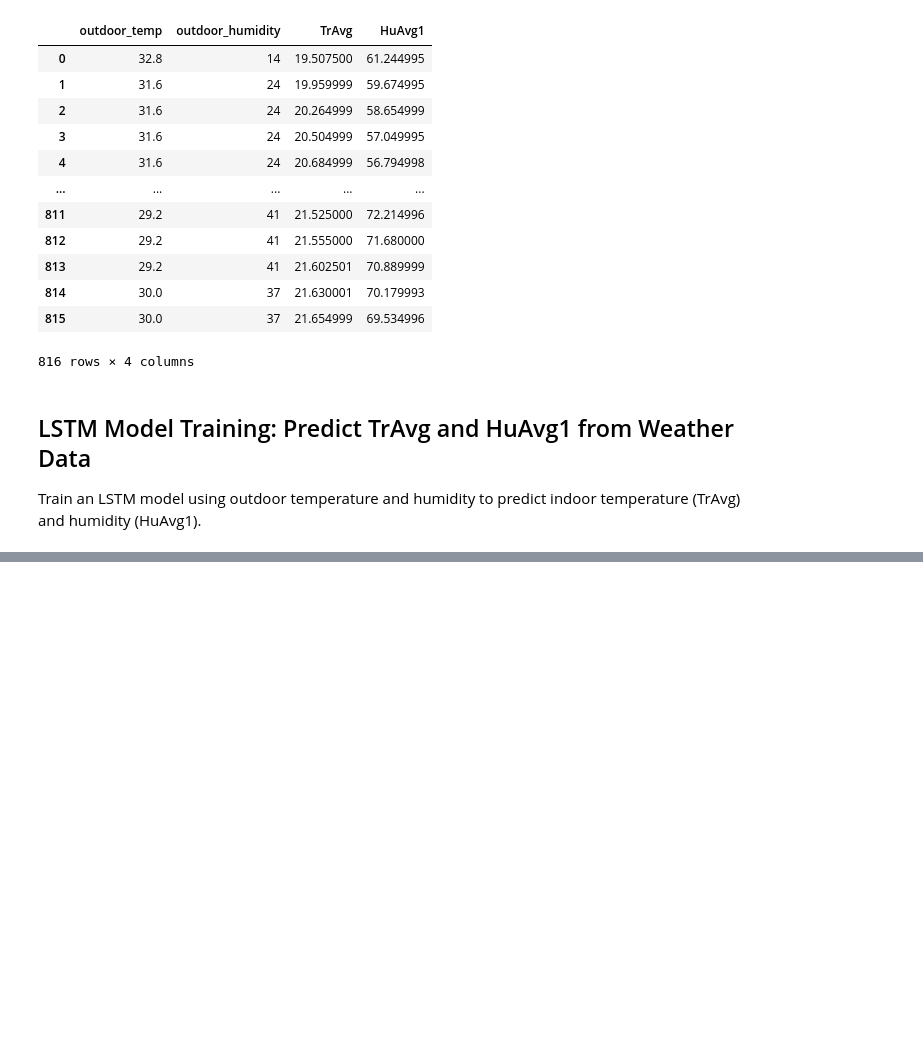
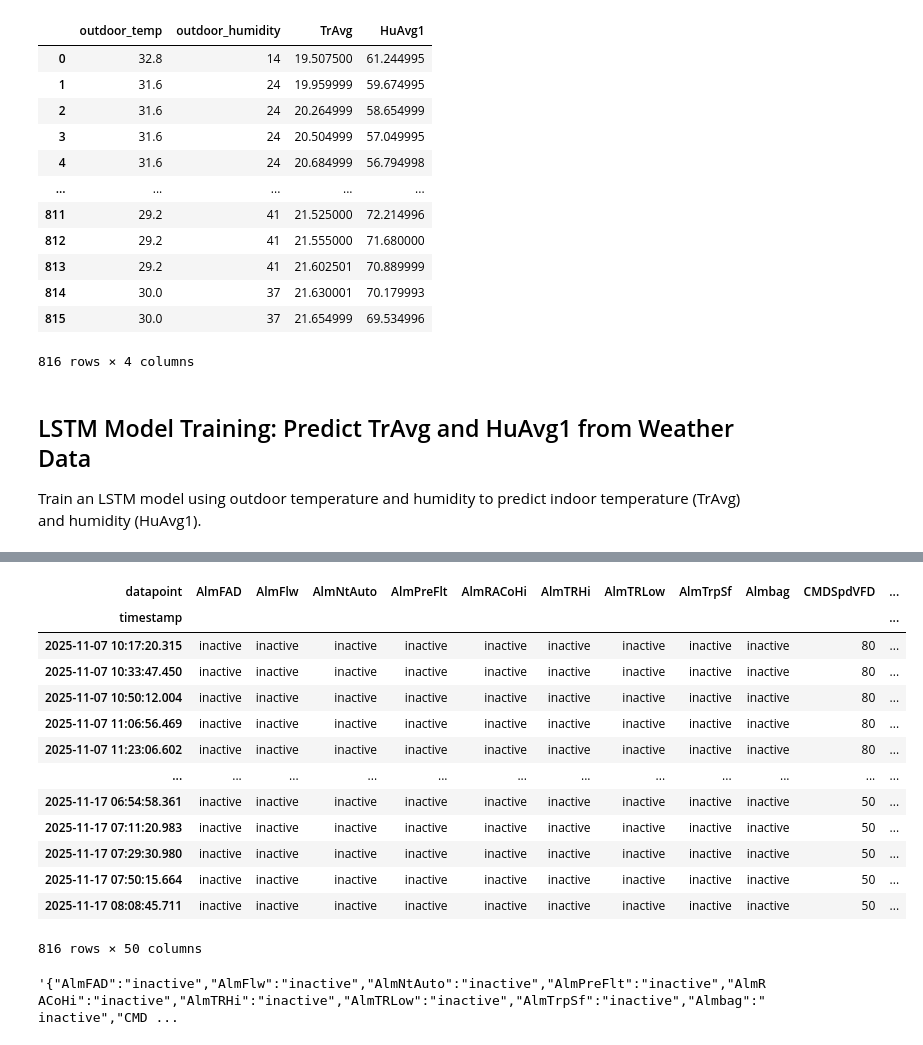
Before and after one commit to debashis-ker/BMS-AI-Prediction, a Jupyter notebook: notebooks/vox_ahu1.ipynb, the cells around one changed output, grey strips where cells are left out. Cells and saved outputs as stored; diff of their text form; code cells hidden in the pictures; blank space fills up the shorter version.

```diff
--- a/notebooks/vox_ahu1.ipynb
+++ b/notebooks/vox_ahu1.ipynb
@@ -1350,0 +1429,22 @@ print(f"  where both lists have {timesteps} values")
+# %%
+pivoted_table.dropna(how='any', inplace=True)
+pivoted_table
+# %% [output]
+| datapoint | AlmFAD | AlmFlw | AlmNtAuto | AlmPreFlt | AlmRACoHi | AlmTRHi | AlmTRLow | AlmTrpSf | Almbag | CMDSpdVFD | ... |
+| timestamp |  |  |  |  |  |  |  |  |  |  | ... |
+| 2025-11-07 10:17:20.315 | inactive | inactive | inactive | inactive | inactive | inactive | inactive | inactive | inactive | 80 | ... |
+| 2025-11-07 10:33:47.450 | inactive | inactive | inactive | inactive | inactive | inactive | inactive | inactive | inactive | 80 | ... |
+| 2025-11-07 10:50:12.004 | inactive | inactive | inactive | inactive | inactive | inactive | inactive | inactive | inactive | 80 | ... |
+| 2025-11-07 11:06:56.469 | inactive | inactive | inactive | inactive | inactive | inactive | inactive | inactive | inactive | 80 | ... |
+| 2025-11-07 11:23:06.602 | inactive | inactive | inactive | inactive | inactive | inactive | inactive | inactive | inactive | 80 | ... |
+| ... | ... | ... | ... | ... | ... | ... | ... | ... | ... | ... | ... |
+| 2025-11-17 06:54:58.361 | inactive | inactive | inactive | inactive | inactive | inactive | inactive | inactive | inactive | 50 | ... |
+| 2025-11-17 07:11:20.983 | inactive | inactive | inactive | inactive | inactive | inactive | inactive | inactive | inactive | 50 | ... |
+| 2025-11-17 07:29:30.980 | inactive | inactive | inactive | inactive | inactive | inactive | inactive | inactive | inactive | 50 | ... |
+| 2025-11-17 07:50:15.664 | inactive | inactive | inactive | inactive | inactive | inactive | inactive | inactive | inactive | 50 | ... |
+| 2025-11-17 08:08:45.711 | inactive | inactive | inactive | inactive | inactive | inactive | inactive | inactive | inactive | 50 | ... |
+816 rows × 50 columns
+# %%
+pivoted_table.iloc[1].to_json()
+# %% [output]
+'{"AlmFAD":"inactive","AlmFlw":"inactive","AlmNtAuto":"inactive","AlmPreFlt":"inactive","AlmRACoHi":"inactive","AlmTRHi":"inactive","AlmTRLow":"inactive","AlmTrpSf":"inactive","Almbag":"inactive","CMD ...
```
Also changed, not shown: parts of 25 cells of this notebook, 13 other files.
